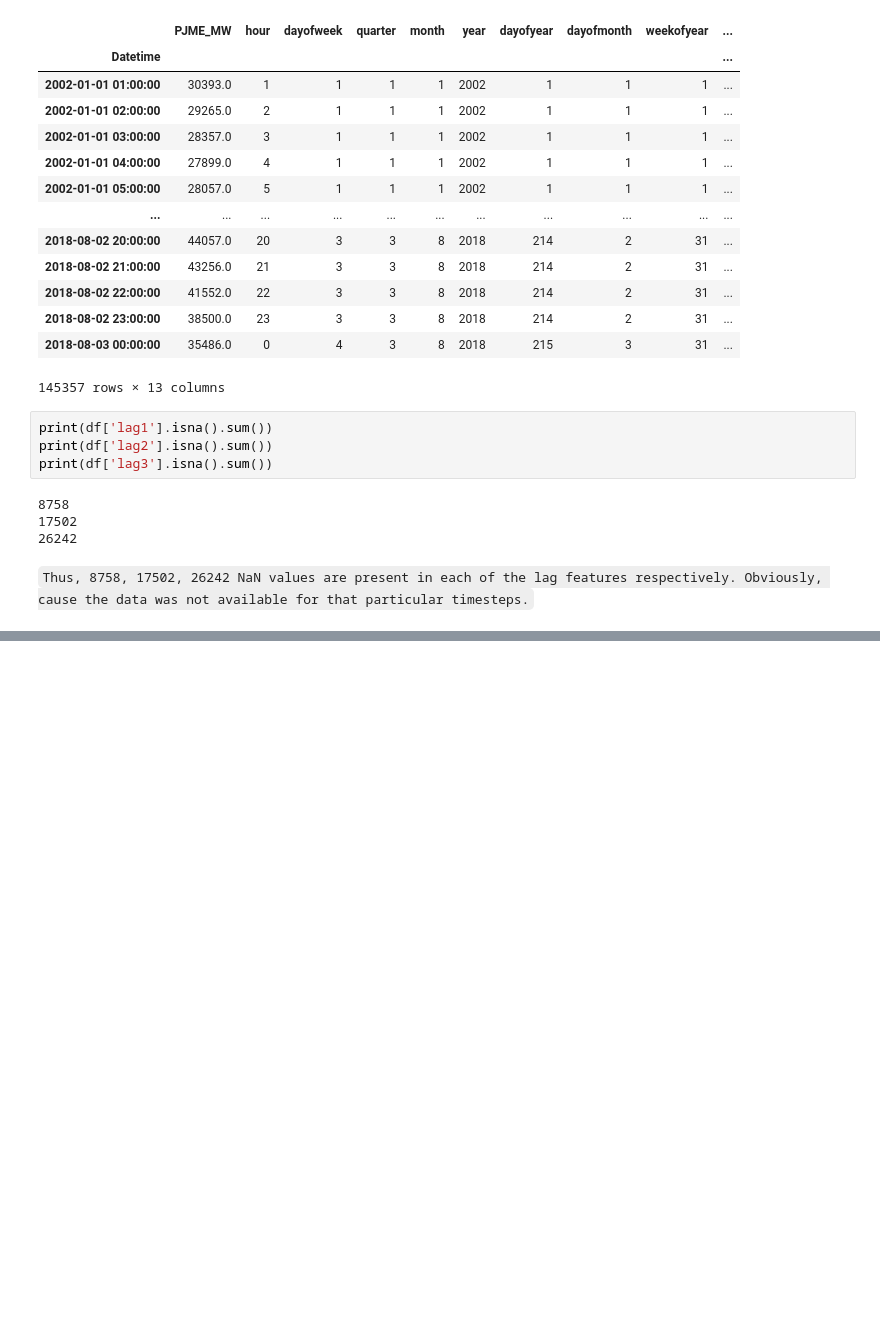
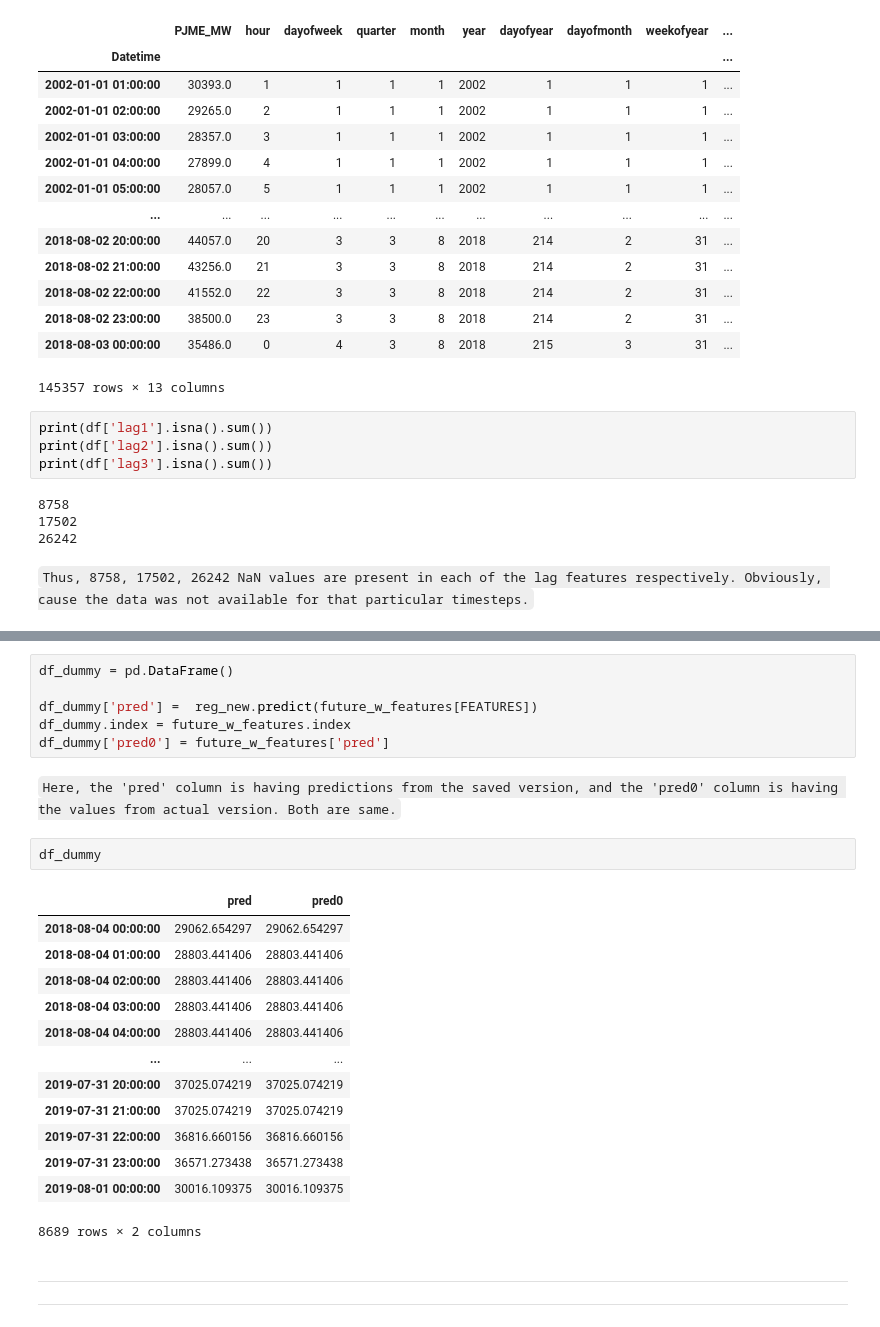
Before and after one commit to singhmanish2411/Energy-Comsumption-Forecasting, a Jupyter notebook: forcasting.ipynb, the cells around one changed output, grey strips where cells are left out. Saved outputs shown, nothing was run; the diff lists cells and outputs as text; blank space fills up the shorter version.

```diff
--- a/forcasting.ipynb
+++ b/forcasting.ipynb
@@ -359,0 +545,27 @@ print(df['lag3'].isna().sum())
+# %%
+df_dummy = pd.DataFrame()
+
+df_dummy['pred'] =  reg_new.predict(future_w_features[FEATURES])
+df_dummy.index = future_w_features.index
+df_dummy['pred0'] = future_w_features['pred']
+# %% [markdown]
+`Here, the 'pred' column is having predictions from the saved version, and the 'pred0' column is having the values from actual version. Both are same.`
+# %%
+df_dummy
+# %% [output]
+|  | pred | pred0 |
+| 2018-08-04 00:00:00 | 29062.654297 | 29062.654297 |
+| 2018-08-04 01:00:00 | 28803.441406 | 28803.441406 |
+| 2018-08-04 02:00:00 | 28803.441406 | 28803.441406 |
+| 2018-08-04 03:00:00 | 28803.441406 | 28803.441406 |
+| 2018-08-04 04:00:00 | 28803.441406 | 28803.441406 |
+| ... | ... | ... |
+| 2019-07-31 20:00:00 | 37025.074219 | 37025.074219 |
+| 2019-07-31 21:00:00 | 37025.074219 | 37025.074219 |
+| 2019-07-31 22:00:00 | 36816.660156 | 36816.660156 |
+| 2019-07-31 23:00:00 | 36571.273438 | 36571.273438 |
+| 2019-08-01 00:00:00 | 30016.109375 | 30016.109375 |
+8689 rows × 2 columns
+# %% [markdown]
+---
+---
```
Also changed, not shown: parts of 28 cells of this notebook.
